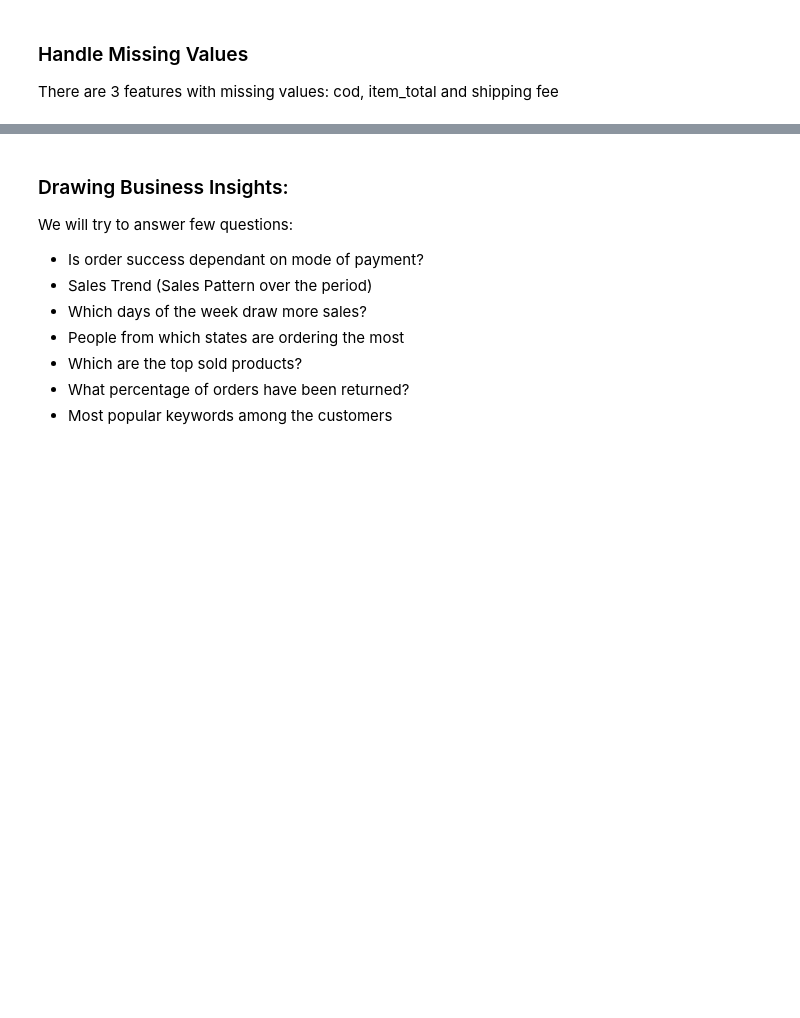
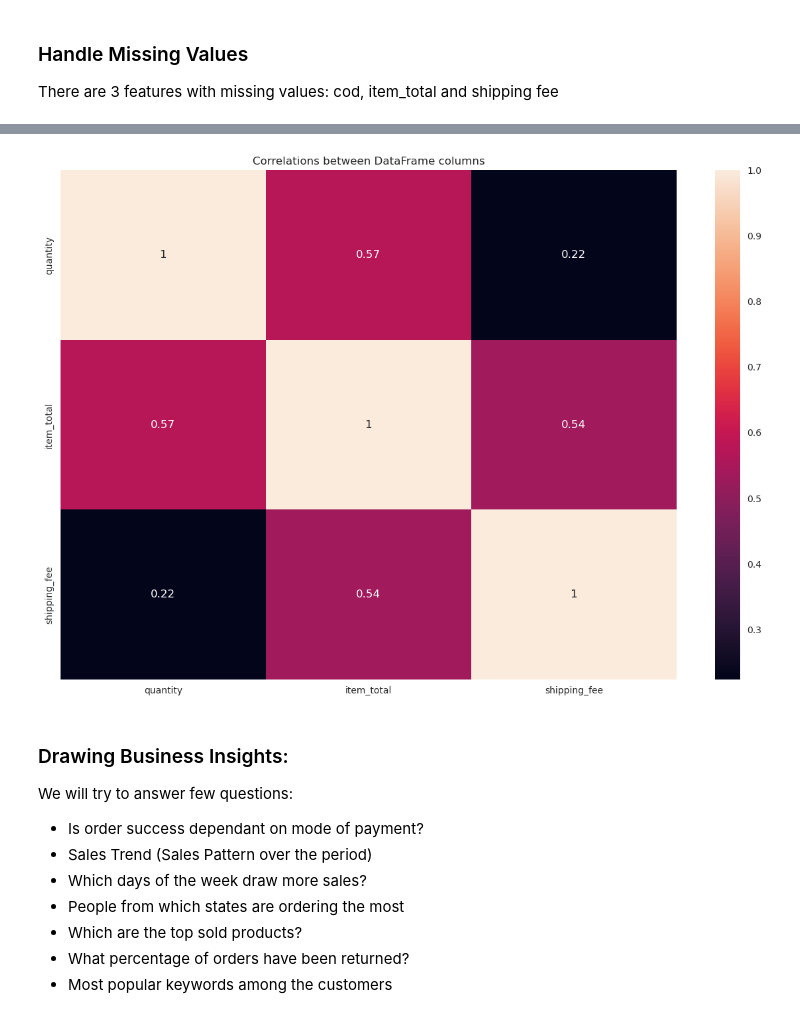
Before and after one commit to AichaGasrii/DataMiningCentaleDachatPi, a Jupyter notebook: pi-data-mining.ipynb, the cells around one changed output, grey strips where cells are left out. Saved outputs shown, nothing was run; the diff lists cells and outputs as text; code cells hidden in the pictures; blank space fills up the shorter version.

Commit message:
Kaggle Notebook | PI DATA MINING | Version 13

```diff
--- a/pi-data-mining.ipynb
+++ b/pi-data-mining.ipynb
@@ -244,6 +242,17 @@ df.head(3)
 | 0 | 405-9763961-5211537 | Sun, 18 Jul, 2021, 10:38 pm IST | Mr. | CHANDIGARH | CHANDIGARH | SKU: 2X-3C0F-KNJE | 100% Leather Elephant Shaped Pigg... | 1 | 449.0 | ... |
 | 1 | 404-3964908-7850720 | Tue, 19 Oct, 2021, 6:05 pm IST | Minam | PASIGHAT | ARUNACHAL PRADESH | SKU: DN-0WDX-VYOT | Women's Set of 5 Multicolor Pure ... | 1 | 449.0 | ... |
 | 2 | 171-8103182-4289117 | Sun, 28 Nov, 2021, 10:20 pm IST | yatipertin | PASIGHAT | ARUNACHAL PRADESH | SKU: DN-0WDX-VYOT | Women's Set of 5 Multicolor Pure ... | 1 | 449.0 | ... |
+# %%
+# Now, Let's start with visualizing the data
+# 1-let's see the correlation between the columns
+plt.figure(figsize = (15,10))
+plt.title('Correlations between DataFrame columns')
+sns.heatmap(df.corr(),annot = True)
+plt.show()
+
+print()
+# %% [output]
+[figure, added]
 # %% [markdown]
 ### Drawing Business Insights:
 We will try to answer few questions:
```
Also changed, not shown: parts of 5 cells of this notebook.
